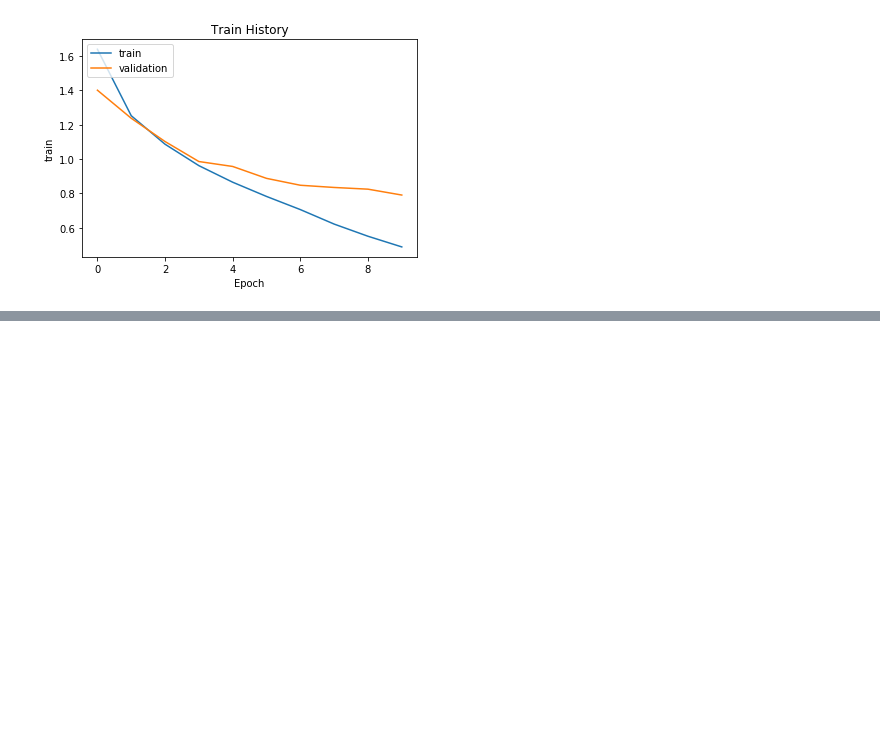
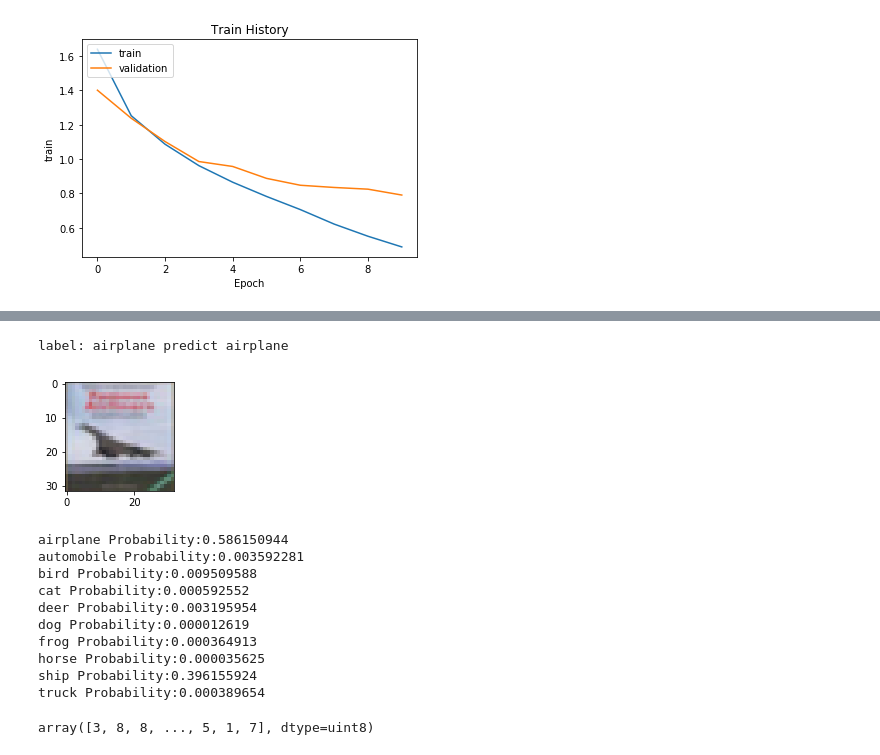
Before and after one commit to 40423105/deep-learning, a Jupyter notebook: keras/Cifar/Cifar_CNN辨識.ipynb, the cells around one changed output, grey strips where cells are left out. Saved outputs shown, nothing was run; the diff lists cells and outputs as text; code cells hidden in the pictures; blank space fills up the shorter version.

```diff
--- a/keras/Cifar/Cifar_CNN辨識.ipynb
+++ b/keras/Cifar/Cifar_CNN辨識.ipynb
@@ -192,0 +235,21 @@ show_train_history(train_history,'loss','val_loss')
+# %%
+#查看飛機的預測資料
+show_predicted_Probability(y_label_test,prediction,x_img_test,Predicted_Probability,3)
+# %% [output]
+label: airplane predict airplane
+[figure, added]
+airplane Probability:0.586150944
+automobile Probability:0.003592281
+bird Probability:0.009509588
+cat Probability:0.000592552
+deer Probability:0.003195954
+dog Probability:0.000012619
+frog Probability:0.000364913
+horse Probability:0.000035625
+ship Probability:0.396155924
+truck Probability:0.000389654
+# %%
+#將2維陣列轉為1維陣列，來畫出混淆矩陣
+y_label_test.reshape(-1)
+# %% [output]
+array([3, 8, 8, ..., 5, 1, 7], dtype=uint8)
```
Also changed, not shown: parts of 8 cells of this notebook, 2 other files.
